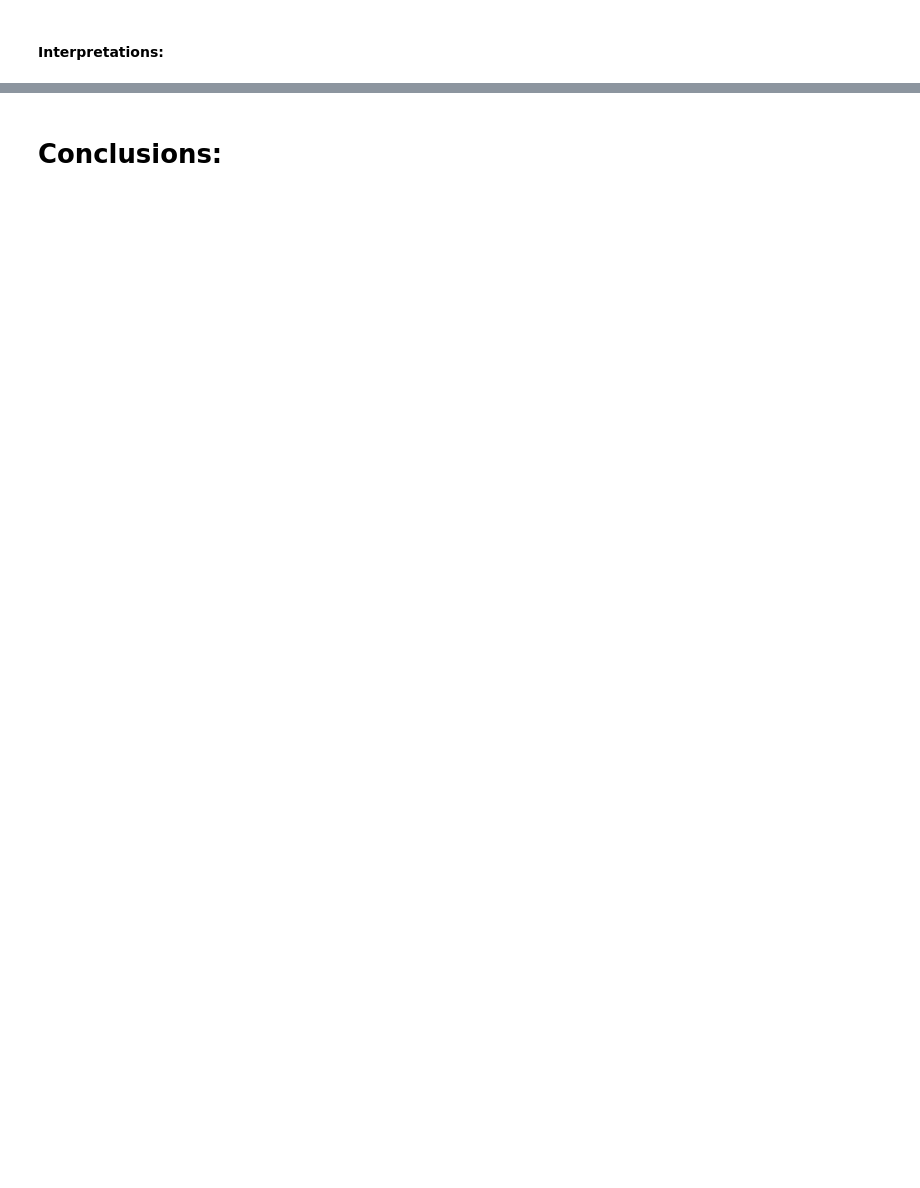
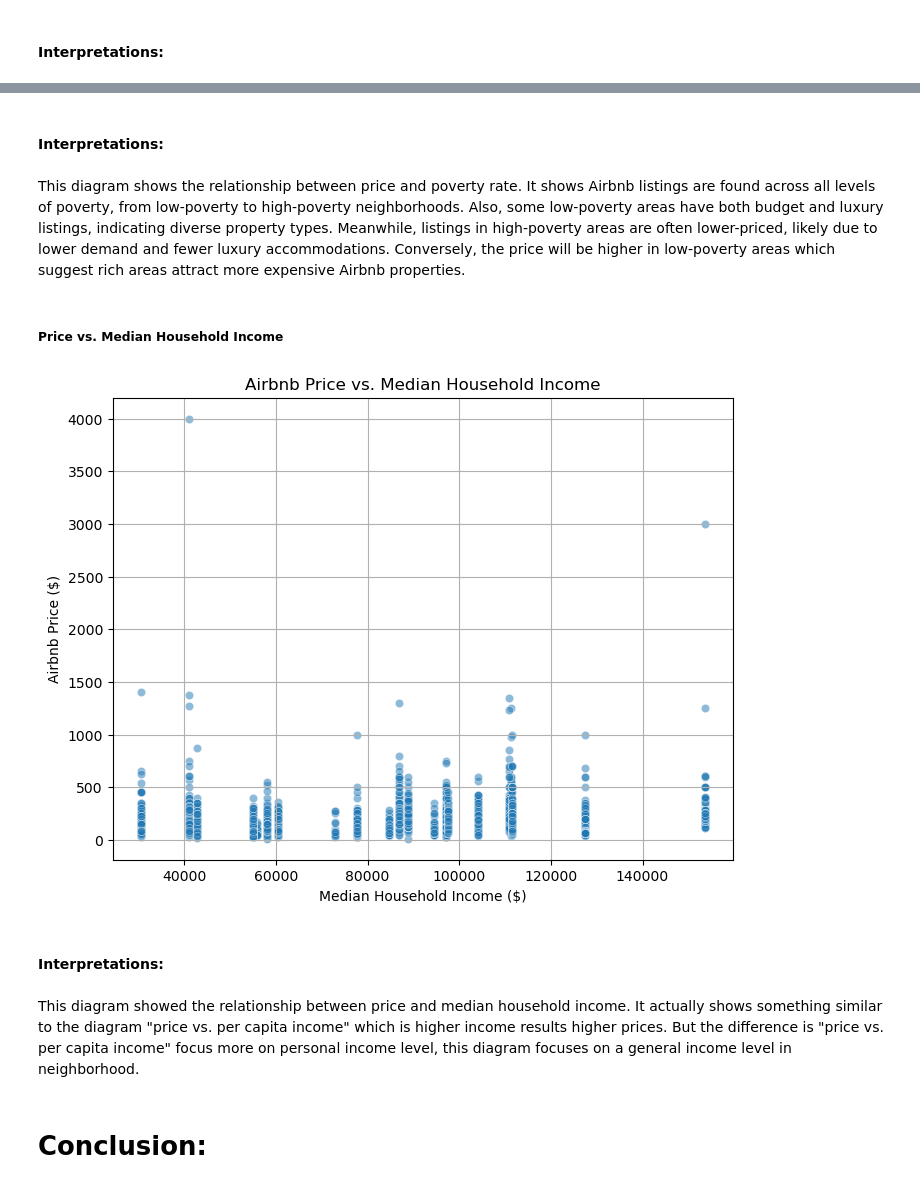
Before and after one commit to ECO225-W2025/eco225-project-code-Hexiang-Li, a Jupyter notebook: Data/project1.ipynb, the cells around one changed output, grey strips where cells are left out. Drawn from its saved outputs; the diff is of its cells as text; code cells hidden in the pictures; blank space fills up the shorter version.

```diff
--- a/Data/project1.ipynb
+++ b/Data/project1.ipynb
@@ -269,3 +426,23 @@ Here,
+# %% [markdown]
+#### Interpretations:
+# %% [markdown]
+This diagram shows the relationship between price and poverty rate. It shows Airbnb listings are found across all levels of poverty, from low-poverty to high-poverty neighborhoods. Also, some low-poverty areas have both budget and luxury listings, indicating diverse property types. Meanwhile, listings in high-poverty areas are often lower-priced, likely due to lower demand and fewer luxury accommodations. Conversely, the price will be higher in low-poverty areas which suggest rich areas attract more expensive Airbnb properties.
+# %% [markdown]
+##### Price vs. Median Household Income
+# %%
+plt.figure(figsize=(8, 6))
+sns.scatterplot(x=merged_df["Median Household Income"], y=merged_df["price"], alpha=0.5)
+plt.xlabel("Median Household Income ($)")
+plt.ylabel("Airbnb Price ($)")
+plt.title("Airbnb Price vs. Median Household Income")
+plt.grid(True)
+plt.show()
+# %% [output]
+[figure, added]
+# %% [markdown]
+#### Interpretations:
+# %% [markdown]
+This diagram showed the relationship between price and median household income. It actually shows something similar to the diagram "price vs. per capita income" which is higher income results higher prices. But the difference is "price vs. per capita income" focus more on personal income level, this diagram focuses on a general income level in neighborhood.
 # %% [markdown]
-# Conclusions:
+# Conclusion:
 # %% [markdown]
```
Also changed, not shown: parts of 64 cells of this notebook.
